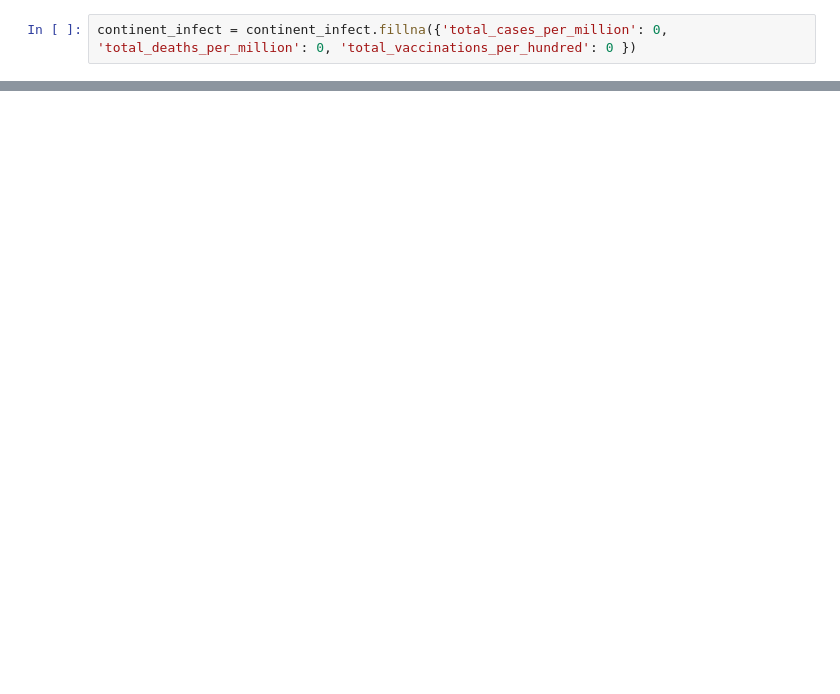
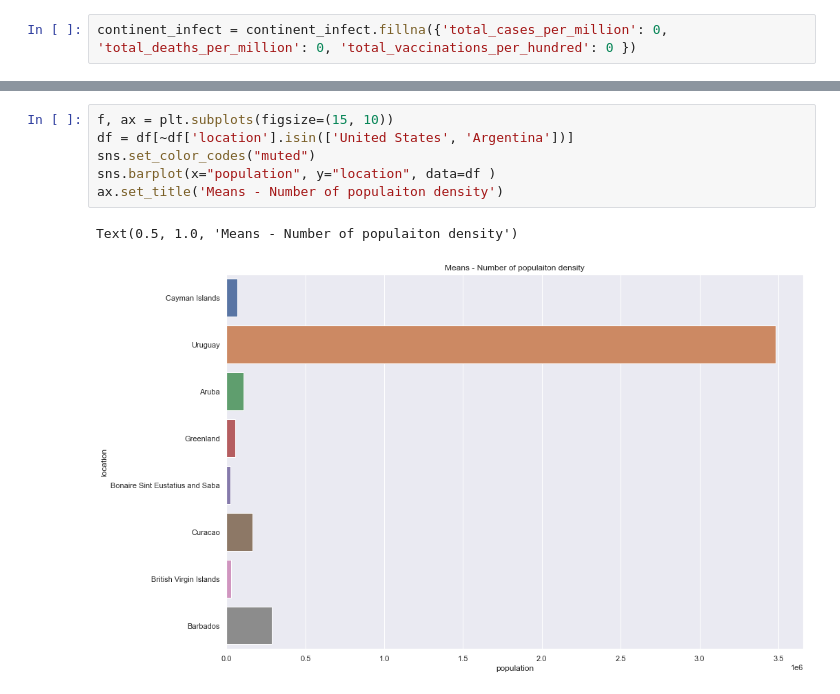
Before and after one commit to NChancheep/ITCS498_com_sci_classproject, a Jupyter notebook: ITCS498_com_sci_classproject.ipynb, the cells around one changed output, grey strips where cells are left out. Drawn from its saved outputs; the diff is of its cells as text; blank space fills up the shorter version.

```diff
--- a/ITCS498_com_sci_classproject.ipynb
+++ b/ITCS498_com_sci_classproject.ipynb
@@ -226,0 +275,9 @@ oceania_infect = continent_infect[continent_infect['continent'] == 'Oceania']
+# %%
+f, ax = plt.subplots(figsize=(15, 10))
+df = df[~df['location'].isin(['United States', 'Argentina'])]
+sns.set_color_codes("muted")
+sns.barplot(x="population", y="location", data=df )
+ax.set_title('Means - Number of populaiton density')
+# %% [output]
+Text(0.5, 1.0, 'Means - Number of populaiton density')
+[figure, added]
```
Also changed, not shown: parts of 19 cells of this notebook.
